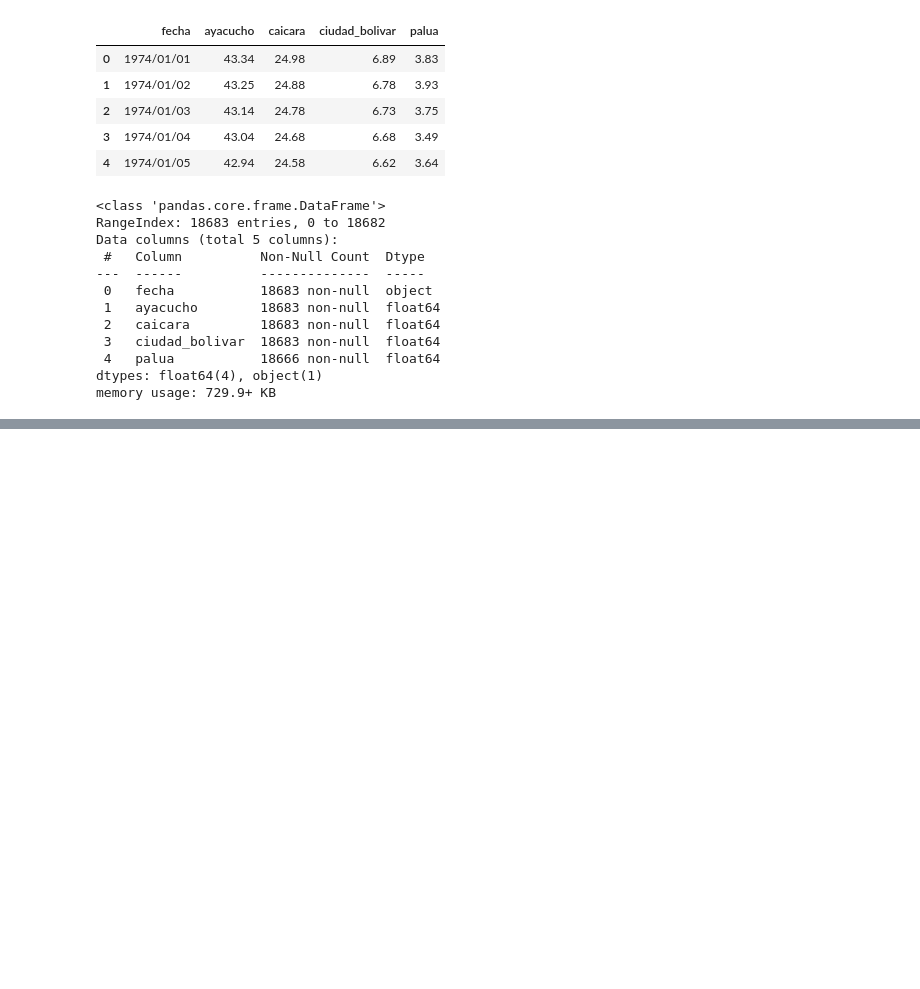
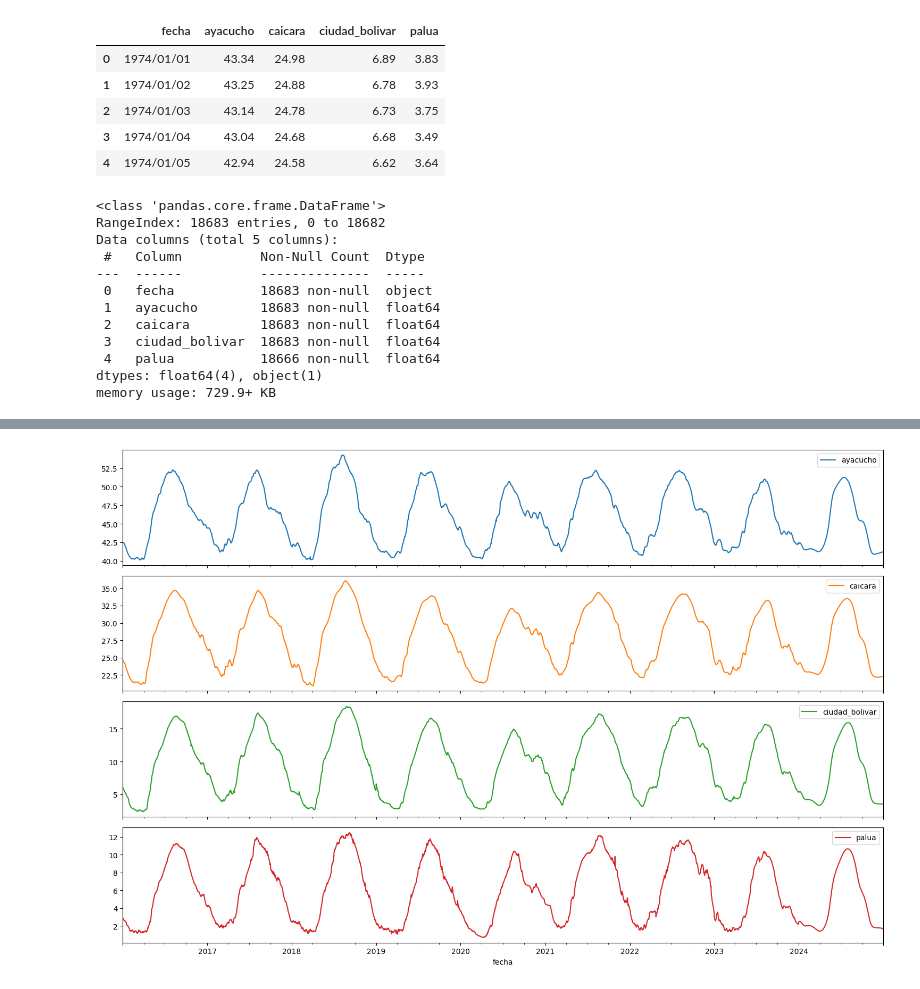
Before and after one commit to gabrielmj23/orinoco-lstm, a Jupyter notebook: model.ipynb, the cells around one changed output, grey strips where cells are left out. Saved outputs shown, nothing was run; the diff lists cells and outputs as text; code cells hidden in the pictures; blank space fills up the shorter version.

```diff
--- a/model.ipynb
+++ b/model.ipynb
@@ -68,8 +70,8 @@ data_scaled = scaler.fit_transform(data[[
 # %%
 # Crear secuencias para predecir múltiples días futuros
 sequence_length = 365  # Ventana de entrada
-forecast_steps = 10   # Número de días futuros a predecir
-batch_size = 256
+forecast_steps = 14   # Número de días futuros a predecir
+batch_size = 128
 # %%
 # Elegir índice de corte para training y testing (por ejemplo 80% para training)
 split_index = int(len(data_scaled) * 0.8)
@@ -233,0 +273,59 @@ Valores reales (si están disponibles):
+# %%
+# Utiliza el modelo para hacer predicciones desde el 01/01/2024 hasta el 31/12/2024
+# Visualiza el dataset original completo, y el dataset reemplazando los valores de 2024 con las predicciones
+# Ignora los valores de 2025 en ambos casos
+
+# Crear un rango de fechas para el año 2024
+date_range_2024 = pd.date_range(start="2024-01-01", end="2024-12-31", freq="D")
+n_days_2024 = len(date_range_2024)
+
+# Inicializar lista para guardar predicciones
+predicciones_2024 = []
+
+# Obtener la última secuencia real antes de 2024
+data["fecha"] = pd.to_datetime(data["fecha"])
+idx_2024 = data[data["fecha"] == pd.to_datetime("2024-01-01")].index[0]
+# Usar datos reales hasta el 31/12/2023
+secuencia_actual = data_scaled[idx_2024 - sequence_length : idx_2024].copy()
+
+for i in range(n_days_2024):
+    # Predecir los próximos forecast_steps días
+    entrada = secuencia_actual[-sequence_length:].reshape(
+        1, sequence_length, data_scaled.shape[1]
+    )
+    prediccion = model.predict(entrada, verbose=0)[0]  # (forecast_steps, 4)
+    # Tomar solo el primer día predicho
+    predicciones_2024.append(prediccion[0])
+    # Construir la siguiente secuencia: agregar la predicción y quitar el primer día
+    nuevo_vector = np.zeros(data_scaled.shape[1])
+    nuevo_vector[:4] = prediccion[0]
+    # Si tienes columnas adicionales (por ejemplo, mes, día del año), actualízalas:
+    if data_scaled.shape[1] > 4:
+        fecha_pred = date_range_2024[i]
+        # Normaliza mes y día_del_anio igual que en el escalador original
+        mes = (fecha_pred.month - scaler.mean_[4]) / scaler.scale_[4]
+        dia_del_anio = (fecha_pred.dayofyear - scaler.mean_[5]) / scaler.scale_[5]
+        nuevo_vector[4] = mes
+        nuevo_vector[5] = dia_del_anio
+    secuencia_actual = np.vstack([secuencia_actual, nuevo_vector])
+
+# Convertir predicciones a DataFrame y desnormalizar
+predicciones_2024 = np.array(predicciones_2024)
+predicciones_2024_real = scaler.inverse_transform(
+    np.hstack([predicciones_2024, np.zeros((n_days_2024, data_scaled.shape[1] - 4))])
+)[:, :4]
+predictions_df = pd.DataFrame(
+    predicciones_2024_real, columns=ciudades, index=date_range_2024
+)
+
+# Reemplazar los valores de 2024 en el DataFrame original con las predicciones
+data_2024 = data[data["fecha"].dt.year == 2024].copy()
+data_2024[ciudades] = predictions_df.values
+# Concatenar el DataFrame original con las predicciones de 2024
+data_combined = pd.concat([data[data["fecha"].dt.year < 2024], data_2024])
+# Graficar el dataset combinado
+data_combined[data_combined["fecha"] > "2016/01/01"].set_index("fecha")[ciudades].plot(subplots=True, figsize=(15, 10))
+plt.tight_layout()
+plt.show()
+# %% [output]
+[figure, added]
```
Also changed, not shown: parts of 8 cells of this notebook, 2 other files.
